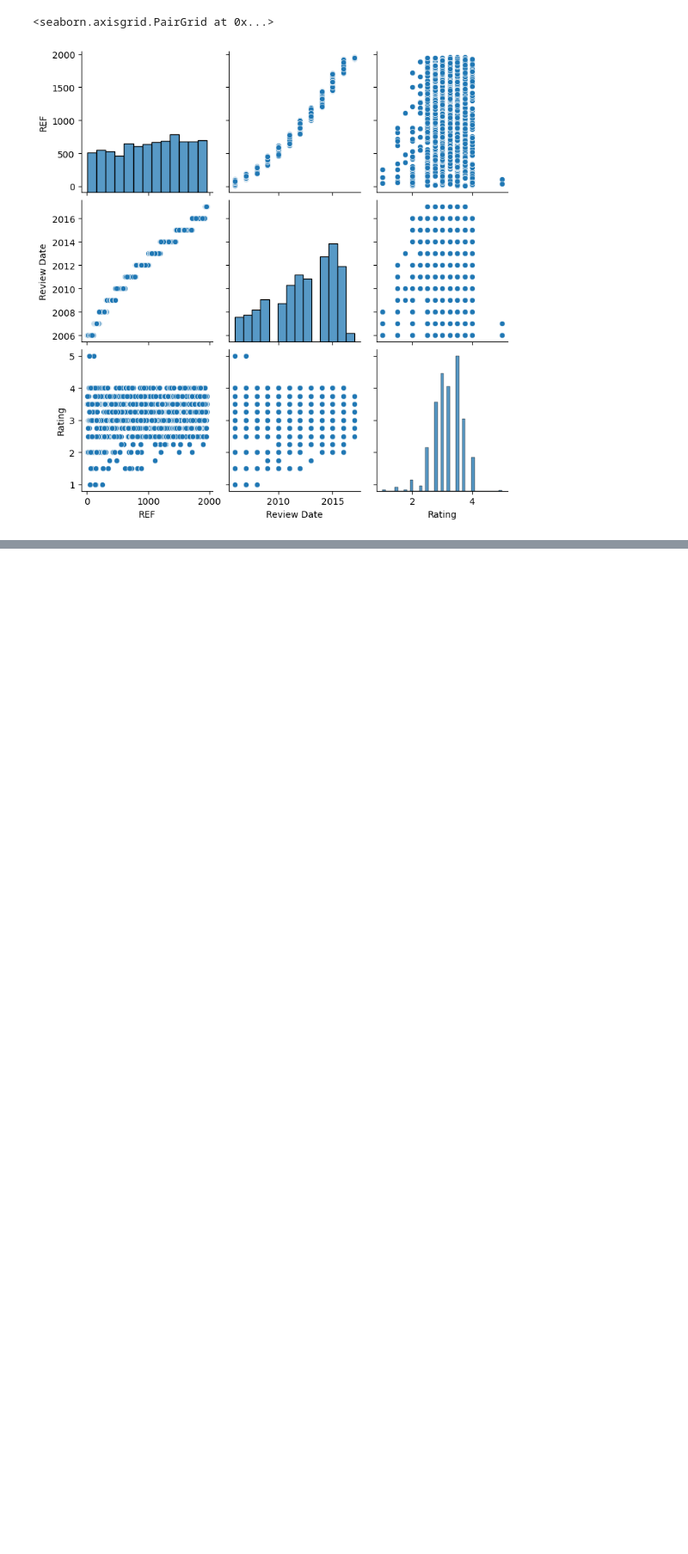
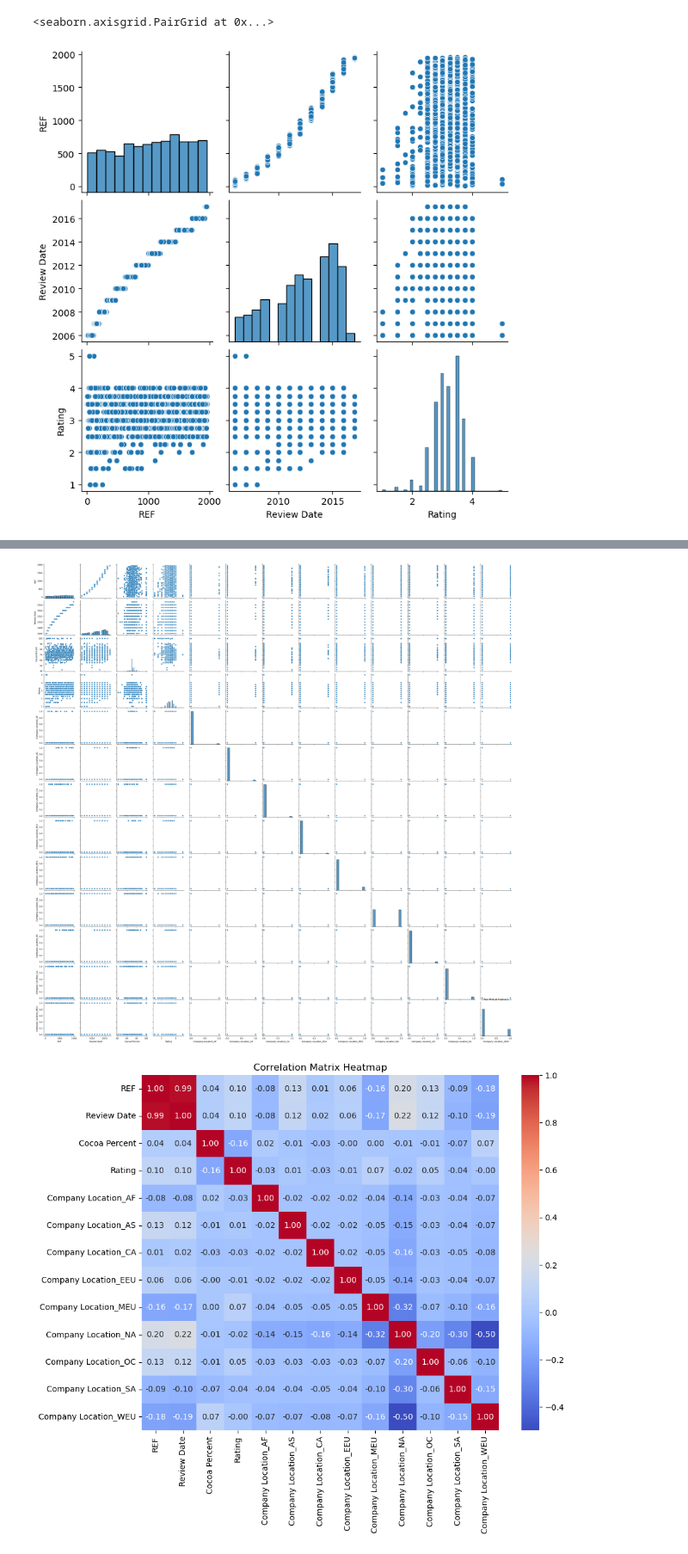
Before and after one commit to Keshfer/Chocolate-Rating-ML, a Jupyter notebook: Exploratory Data Analysis.ipynb, the cells around one changed output, grey strips where cells are left out. Shown at 86% size. Drawn from its saved outputs; the diff is of its cells as text; code cells hidden in the pictures; blank space fills up the shorter version.

```diff
--- a/Exploratory Data Analysis.ipynb
+++ b/Exploratory Data Analysis.ipynb
@@ -42,0 +136,24 @@ sns.pairplot(df)
+# %%
+import seaborn as sns
+import matplotlib.pyplot as plt
+
+sns.pairplot(df_encoded)
+plt.title('Pair Plot of Features')
+plt.show()
+
+# # Visualize the distribution of the Target column according to the count of labels
+# print(f'\nTarget Value Counts:\n',  df['Surv_status'].value_counts())
+# # Plot a histogram of the values in the 'Target' column
+# df['Surv_status'].value_counts().plot(kind='bar')
+
+# Calculate correlation matrix
+correlation_matrix = df_encoded.corr()
+
+# Visualize correlation matrix using heatmap
+plt.figure(figsize=(10, 8))
+sns.heatmap(correlation_matrix, annot=True, cmap='coolwarm', fmt=".2f")
+plt.title('Correlation Matrix Heatmap')
+plt.show()
+# %% [output]
+[figure, added]
+[figure, added]
```
Also changed, not shown: parts of 2 cells of this notebook.
